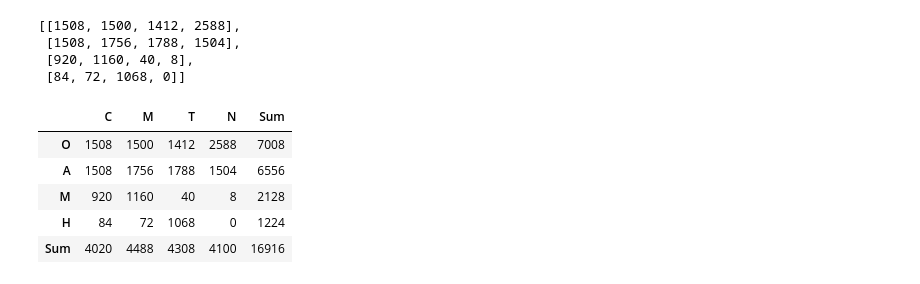
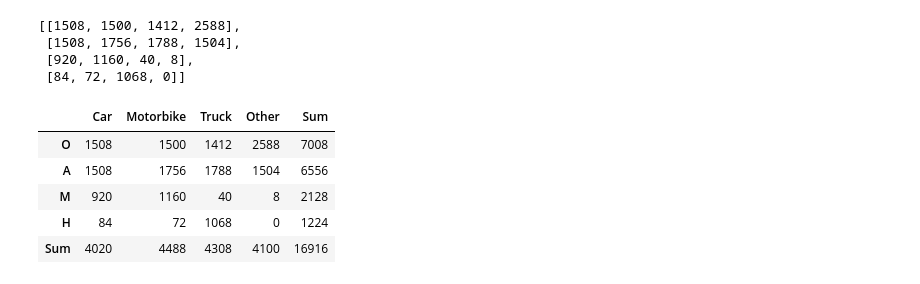
Before and after one commit to 170A-Capstone/Acoustic-Classification, a Jupyter notebook: mvd.ipynb, the cells around one changed output. Cells and saved outputs as stored; diff of their text form; code cells hidden in the pictures.

```diff
--- a/mvd.ipynb
+++ b/mvd.ipynb
@@ -39,6 +39,7 @@ attr_matrix = [[0 for _ in range(4)] for _ in range(4)]
 
 microphones = ['O','A','M','H']
 labels = ['C','M','T','N']
+better_labels = ['Car','Motorbike','Truck','Other']
 
 for mic_name,v_label in attr_of_instances:
     row = microphones.index(mic_name)
@@ -54,18 +55,18 @@ attr_matrix
 # %%
 df = pd.DataFrame(attr_matrix)
 
 df.index = microphones
-df.columns = labels
+df.columns = better_labels
 
 # sum all columns
 df['Sum'] = df.cumsum(axis=1).iloc[:, -1]
 
 # sum all rows
 df.loc['Sum'] = df.cumsum(axis=0).iloc[-1, :]
 
 df
 # %% [output]
-|  | C | M | T | N | Sum |
+|  | Car | Motorbike | Truck | Other | Sum |
 | O | 1508 | 1500 | 1412 | 2588 | 7008 |
 | A | 1508 | 1756 | 1788 | 1504 | 6556 |
 | M | 920 | 1160 | 40 | 8 | 2128 |
```
Also changed, not shown: parts of 1 cell of this notebook, 4 other files.
